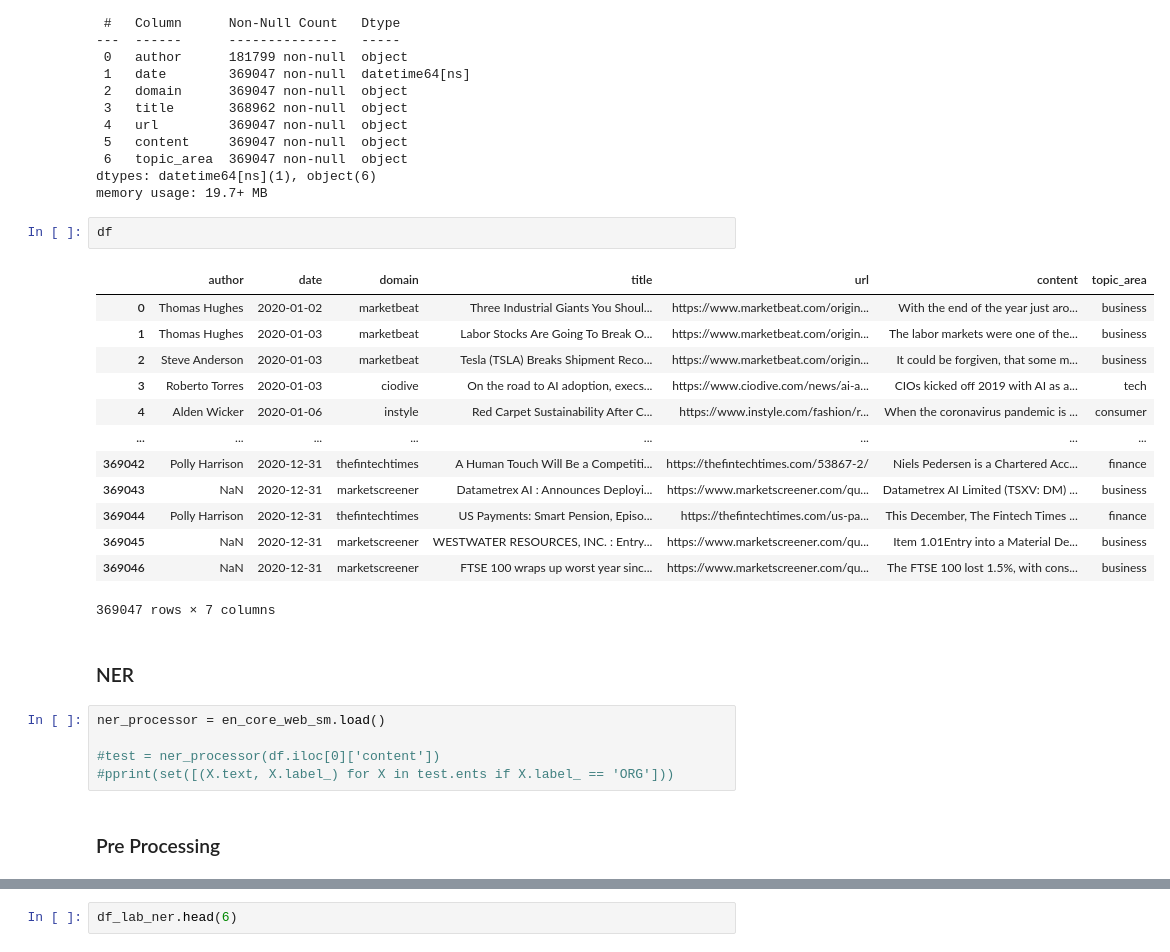
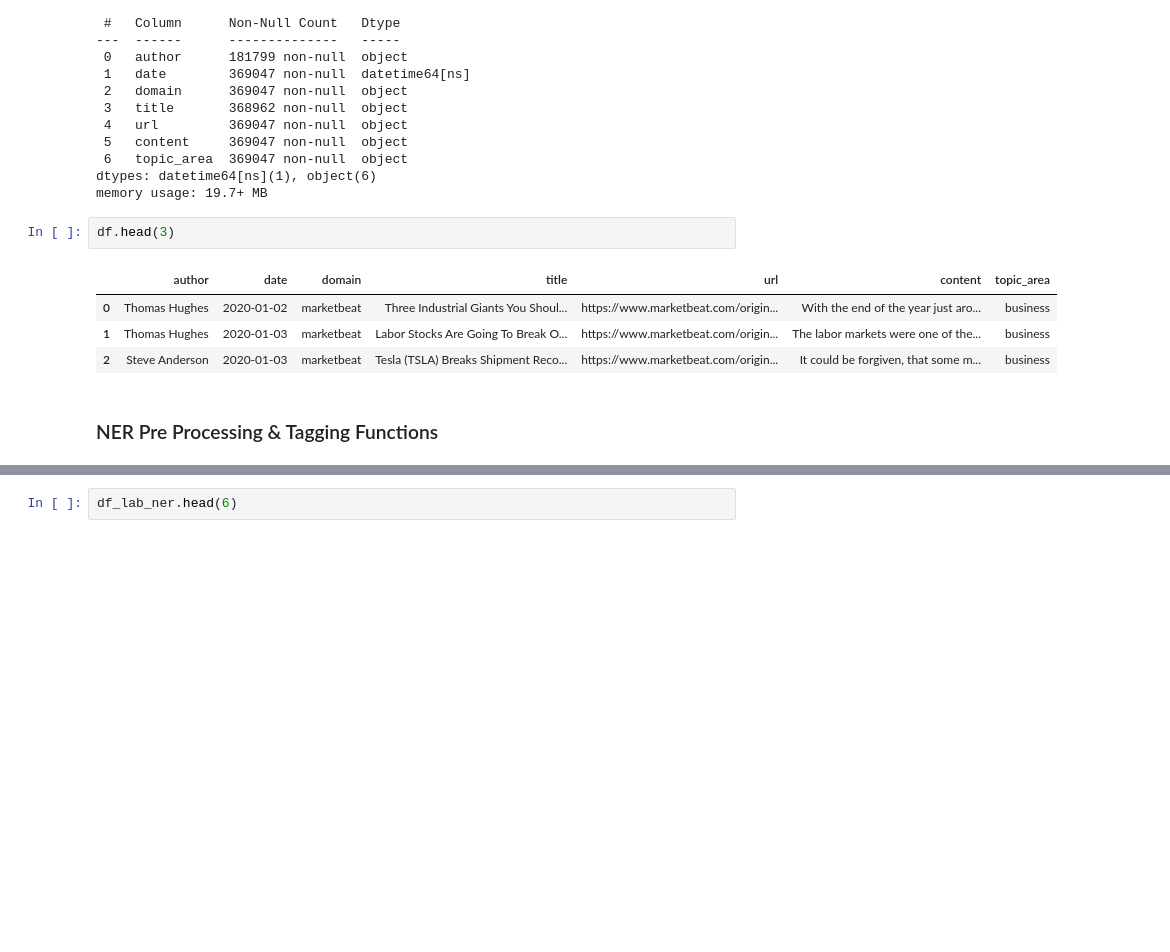
Before and after one commit to TraceyEtheridge/Thesis, a Jupyter notebook: Covid_Articles_NER.ipynb, the cells around one changed output, grey strips where cells are left out. Drawn from its saved outputs; the diff is of its cells as text; blank space fills up the shorter version.

```diff
--- a/Covid_Articles_NER.ipynb
+++ b/Covid_Articles_NER.ipynb
@@ -35,29 +42,13 @@ Data columns (total 7 columns):
 dtypes: datetime64[ns](1), object(6)
 memory usage: 19.7+ MB
 # %%
-df
+df.head(3)
 # %% [output]
 |  | author | date | domain | title | url | content | topic_area |
 | 0 | Thomas Hughes | 2020-01-02 | marketbeat | Three Industrial Giants You Shoul... | https://www.marketbeat.com/origin... | With the end of the year just aro... | business |
 | 1 | Thomas Hughes | 2020-01-03 | marketbeat | Labor Stocks Are Going To Break O... | https://www.marketbeat.com/origin... | The labor markets were one of the... | business |
 | 2 | Steve Anderson | 2020-01-03 | marketbeat | Tesla (TSLA) Breaks Shipment Reco... | https://www.marketbeat.com/origin... | It could be forgiven, that some m... | business |
-| 3 | Roberto Torres | 2020-01-03 | ciodive | On the road to AI adoption, execs... | https://www.ciodive.com/news/ai-a... | CIOs kicked off 2019 with AI as a... | tech |
-| 4 | Alden Wicker | 2020-01-06 | instyle | Red Carpet Sustainability After C... | https://www.instyle.com/fashion/r... | When the coronavirus pandemic is ... | consumer |
-| ... | ... | ... | ... | ... | ... | ... | ... |
-| 369042 | Polly Harrison | 2020-12-31 | thefintechtimes | A Human Touch Will Be a Competiti... | https://thefintechtimes.com/53867-2/ | Niels Pedersen is a Chartered Acc... | finance |
-| 369043 | NaN | 2020-12-31 | marketscreener | Datametrex AI : Announces Deployi... | https://www.marketscreener.com/qu... | Datametrex AI Limited (TSXV: DM) ... | business |
-| 369044 | Polly Harrison | 2020-12-31 | thefintechtimes | US Payments: Smart Pension, Episo... | https://thefintechtimes.com/us-pa... | This December, The Fintech Times ... | finance |
-| 369045 | NaN | 2020-12-31 | marketscreener | WESTWATER RESOURCES, INC. : Entry... | https://www.marketscreener.com/qu... | Item 1.01Entry into a Material De... | business |
-| 369046 | NaN | 2020-12-31 | marketscreener | FTSE 100 wraps up worst year sinc... | https://www.marketscreener.com/qu... | The FTSE 100 lost 1.5%, with cons... | business |
-369047 rows × 7 columns
 # %% [markdown]
-### NER
+### NER Pre Processing & Tagging Functions
-# %%
-ner_processor = en_core_web_sm.load()
-
-#test = ner_processor(df.iloc[0]['content'])
-#pprint(set([(X.text, X.label_) for X in test.ents if X.label_ == 'ORG']))
-# %% [markdown]
-### Pre Processing
 # %%
 # Remove text from articles
```
Also changed, not shown: parts of 51 cells of this notebook, 2 other files.
